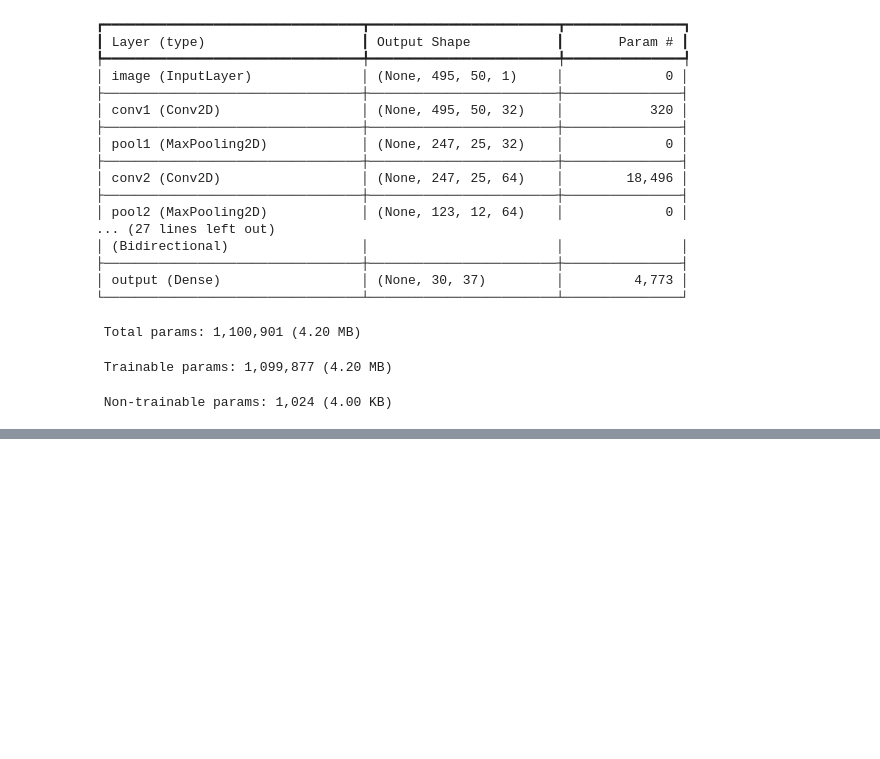
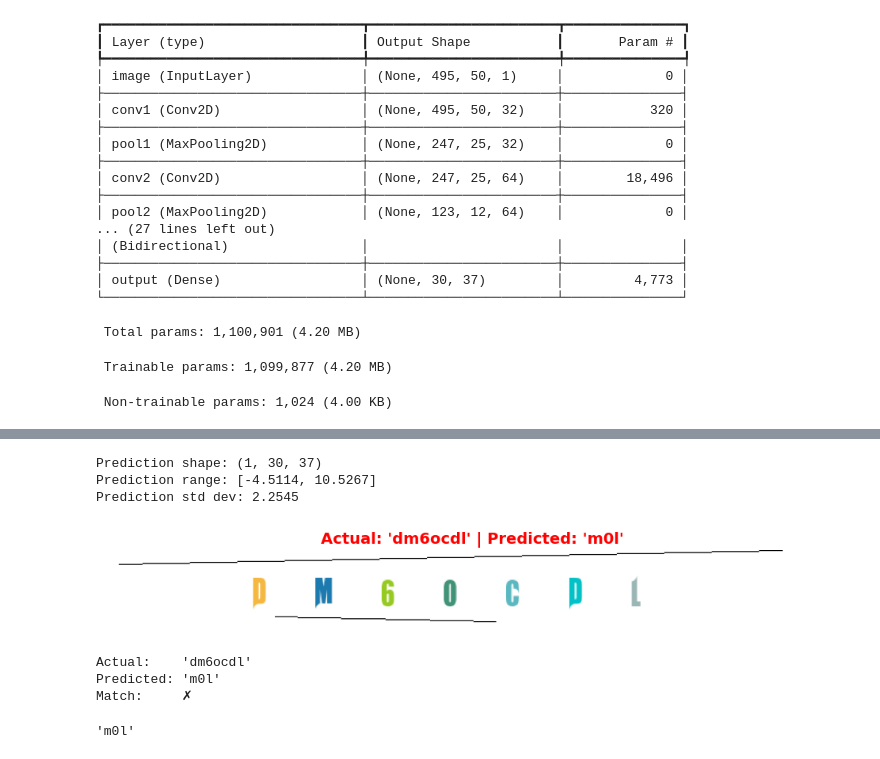
Before and after one commit to Nano-233/OCRCaptcha, a Jupyter notebook: notebooks/01-Data-Exploration-and-Preprocessing.ipynb, the cells around one changed output, grey strips where cells are left out. Drawn from its saved outputs; the diff is of its cells as text; code cells hidden in the pictures; blank space fills up the shorter version.

```diff
--- a/notebooks/01-Data-Exploration-and-Preprocessing.ipynb
+++ b/notebooks/01-Data-Exploration-and-Preprocessing.ipynb
@@ -743,0 +869,69 @@ Epoch 1/50
+# %%
+# === TEST WITH LOADED MODEL ===
+
+def predict_with_loaded_model(image_path):
+    """
+    Predict CAPTCHA text using the loaded model.
+    """
+    if 'loaded_model' not in globals():
+        print("❌ ERROR: Model not loaded. Run the previous cell first.")
+        return None
+
+    # Preprocess
+    img = prepare_image_for_crnn(image_path, IMG_WIDTH, IMG_HEIGHT)
+    img_batch = np.expand_dims(img, axis=0)
+
+    # Predict with the LOADED model
+    pred = loaded_model.predict(img_batch, verbose=0)
+
+    # Debug info
+    print(f"Prediction shape: {pred.shape}")
+    print(f"Prediction range: [{np.min(pred):.4f}, {np.max(pred):.4f}]")
+
+    # Check if predictions are meaningful
+    pred_std = np.std(pred)
+    print(f"Prediction std dev: {pred_std:.4f}")
+
+    if pred_std < 0.1:
+        print("⚠️ WARNING: Very low std dev - model may not be trained properly")
+
+    # Decode
+    predicted_text = decode_batch_predictions(pred)[0]
+
+    # Display
+    original_img = cv2.imread(image_path)
+    rgb_img = cv2.cvtColor(original_img, cv2.COLOR_BGR2RGB)
+
+    actual_label = os.path.basename(image_path).split('-')[0]
+
+    plt.figure(figsize=(12, 4))
+    plt.imshow(rgb_img)
+
+    is_correct = (actual_label == predicted_text)
+    color = 'green' if is_correct else 'red'
+
+    title = f"Actual: '{actual_label}' | Predicted: '{predicted_text}'"
+    if predicted_text == '':
+        title += " (EMPTY!)"
+
+    plt.title(title, fontsize=14, weight='bold', color=color)
+    plt.axis('off')
+    plt.show()
+
+    print(f"\nActual:    '{actual_label}'")
+    print(f"Predicted: '{predicted_text}'")
+    print(f"Match:     {'✓' if is_correct else '✗'}")
+
+    return predicted_text
+
+# Test it
+predict_with_loaded_model("../data/main/test/dm6ocdl-0.png")
+# %% [output]
+Prediction shape: (1, 30, 37)
+Prediction range: [-4.5114, 10.5267]
+Prediction std dev: 2.2545
+[figure, added]
+Actual:    'dm6ocdl'
+Predicted: 'm0l'
+Match:     ✗
+'m0l'
```
Also changed, not shown: parts of 9 cells of this notebook, 1 other file.
